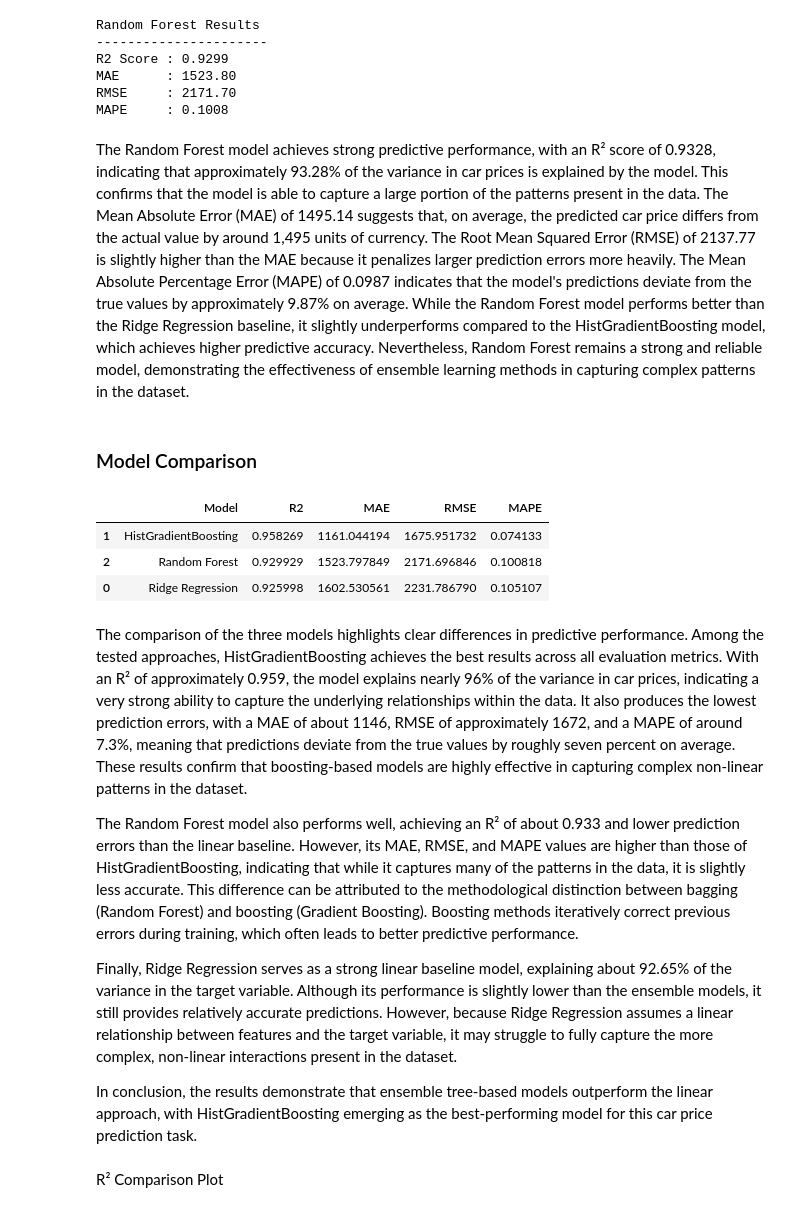
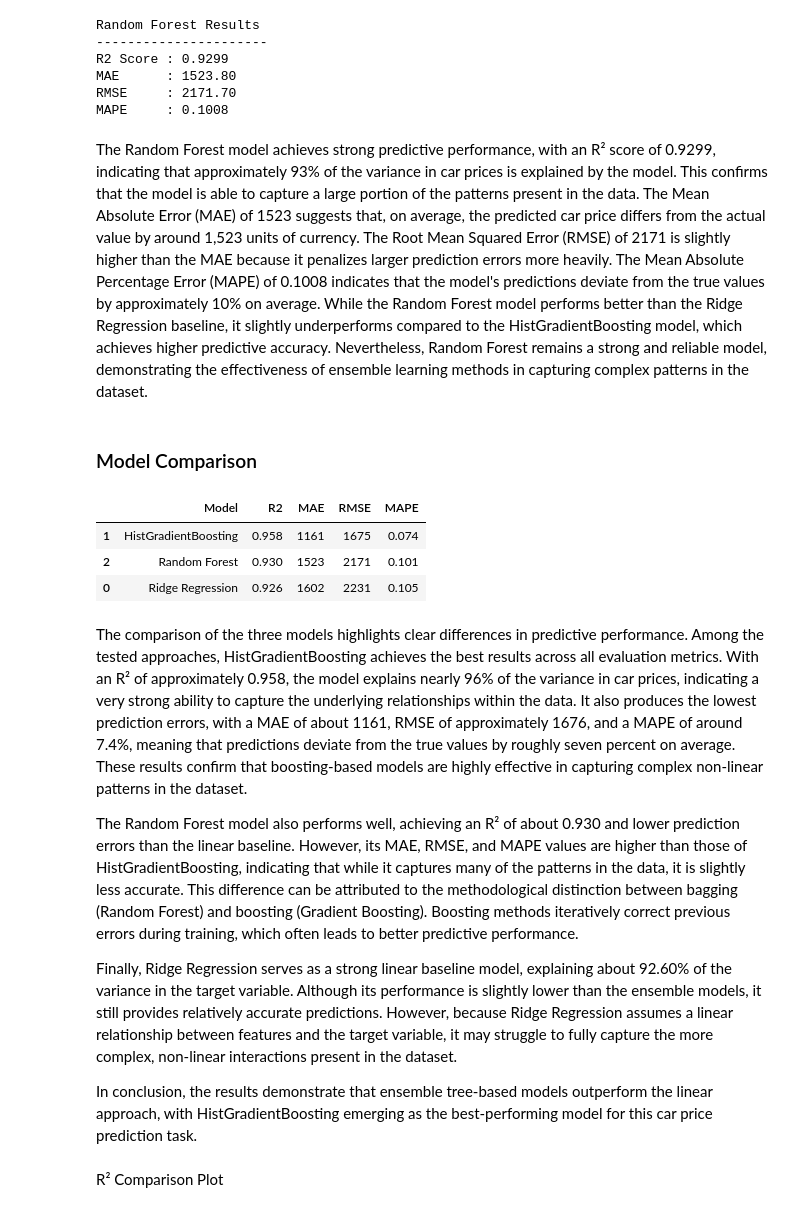
Before and after one commit to FiloDelu03/Machine-Learning-Group-AO-daje-roma-daje-, a Jupyter notebook: Machine Learning Project Group AO.ipynb, the cells around one changed output. Cells and saved outputs as stored; diff of their text form; code cells hidden in the pictures.

```diff
--- a/Machine Learning Project Group AO.ipynb
+++ b/Machine Learning Project Group AO.ipynb
@@ -1396,30 +1395,30 @@ MAE      : 1523.80
 RMSE     : 2171.70
 MAPE     : 0.1008
 # %% [markdown]
-The Random Forest model achieves strong predictive performance, with an R² score of 0.9328, indicating that approximately 93.28% of the variance in car prices is explained by the model. This confirms that the model is able to capture a large portion of the patterns present in the data. The Mean Absolute Error (MAE) of 1495.14 suggests that, on average, the predicted car price differs from the actual value by around 1,495 units of currency. The Root Mean Squared Error (RMSE) of 2137.77 is slightly higher than the MAE because it penalizes larger prediction errors more heavily. The Mean Absolute Percentage Error (MAPE) of 0.0987 indicates that the model's predictions deviate from the true values by approximately 9.87% on average. While the Random Forest model performs better than the Ridge Regression baseline, it slightly underperforms compared to the HistGradientBoosting model, which achieves higher predictive accuracy. Nevertheless, Random Forest remains a strong and reliable model, demonstrating the effectiveness of ensemble learning methods in capturing complex patterns in the dataset.
+The Random Forest model achieves strong predictive performance, with an R² score of 0.9299, indicating that approximately 93% of the variance in car prices is explained by the model. This confirms that the model is able to capture a large portion of the patterns present in the data. The Mean Absolute Error (MAE) of 1523 suggests that, on average, the predicted car price differs from the actual value by around 1,523 units of currency. The Root Mean Squared Error (RMSE) of 2171 is slightly higher than the MAE because it penalizes larger prediction errors more heavily. The Mean Absolute Percentage Error (MAPE) of 0.1008 indicates that the model's predictions deviate from the true values by approximately 10% on average. While the Random Forest model performs better than the Ridge Regression baseline, it slightly underperforms compared to the HistGradientBoosting model, which achieves higher predictive accuracy. Nevertheless, Random Forest remains a strong and reliable model, demonstrating the effectiveness of ensemble learning methods in capturing complex patterns in the dataset.
 # %% [markdown]
 ### Model Comparison
 # %%
 results = pd.DataFrame({
     'Model': ['Ridge Regression', 'HistGradientBoosting', 'Random Forest'],
     'R2': [ridge_r2, test_r2, rf_r2],
     'MAE': [ridge_mae, test_mae, rf_mae],
     'RMSE': [ridge_rmse, test_rmse, rf_rmse],
     'MAPE': [ridge_mape, test_mape, rf_mape]
 })
 
-display(results.sort_values(by='R2', ascending=False))
+display(results.sort_values(by='R2', ascending=False).round({'R2': 3, 'MAPE': 3}).astype({'MAE': int, 'RMSE': int}))
 # %% [output]
 |  | Model | R2 | MAE | RMSE | MAPE |
-| 1 | HistGradientBoosting | 0.958269 | 1161.044194 | 1675.951732 | 0.074133 |
-| 2 | Random Forest | 0.929929 | 1523.797849 | 2171.696846 | 0.100818 |
-| 0 | Ridge Regression | 0.925998 | 1602.530561 | 2231.786790 | 0.105107 |
+| 1 | HistGradientBoosting | 0.958 | 1161 | 1675 | 0.074 |
+| 2 | Random Forest | 0.930 | 1523 | 2171 | 0.101 |
+| 0 | Ridge Regression | 0.926 | 1602 | 2231 | 0.105 |
 # %% [markdown]
-The comparison of the three models highlights clear differences in predictive performance. Among the tested approaches, HistGradientBoosting achieves the best results across all evaluation metrics. With an R² of approximately 0.959, the model explains nearly 96% of the variance in car prices, indicating a very strong ability to capture the underlying relationships within the data. It also produces the lowest prediction errors, with a MAE of about 1146, RMSE of approximately 1672, and a MAPE of around 7.3%, meaning that predictions deviate from the true values by roughly seven percent on average. These results confirm that boosting-based models are highly effective in capturing complex non-linear patterns in the dataset.
+The comparison of the three models highlights clear differences in predictive performance. Among the tested approaches, HistGradientBoosting achieves the best results across all evaluation metrics. With an R² of approximately 0.958, the model explains nearly 96% of the variance in car prices, indicating a very strong ability to capture the underlying relationships within the data. It also produces the lowest prediction errors, with a MAE of about 1161, RMSE of approximately 1676, and a MAPE of around 7.4%, meaning that predictions deviate from the true values by roughly seven percent on average. These results confirm that boosting-based models are highly effective in capturing complex non-linear patterns in the dataset.
 
-The Random Forest model also performs well, achieving an R² of about 0.933 and lower prediction errors than the linear baseline. However, its MAE, RMSE, and MAPE values are higher than those of HistGradientBoosting, indicating that while it captures many of the patterns in the data, it is slightly less accurate. This difference can be attributed to the methodological distinction between bagging (Random Forest) and boosting (Gradient Boosting). Boosting methods iteratively correct previous errors during training, which often leads to better predictive performance.
+The Random Forest model also performs well, achieving an R² of about 0.930 and lower prediction errors than the linear baseline. However, its MAE, RMSE, and MAPE values are higher than those of HistGradientBoosting, indicating that while it captures many of the patterns in the data, it is slightly less accurate. This difference can be attributed to the methodological distinction between bagging (Random Forest) and boosting (Gradient Boosting). Boosting methods iteratively correct previous errors during training, which often leads to better predictive performance.
 
-Finally, Ridge Regression serves as a strong linear baseline model, explaining about 92.65% of the variance in the target variable. Although its performance is slightly lower than the ensemble models, it still provides relatively accurate predictions. However, because Ridge Regression assumes a linear relationship between features and the target variable, it may struggle to fully capture the more complex, non-linear interactions present in the dataset.
+Finally, Ridge Regression serves as a strong linear baseline model, explaining about 92.60% of the variance in the target variable. Although its performance is slightly lower than the ensemble models, it still provides relatively accurate predictions. However, because Ridge Regression assumes a linear relationship between features and the target variable, it may struggle to fully capture the more complex, non-linear interactions present in the dataset.
 
 In conclusion, the results demonstrate that ensemble tree-based models outperform the linear approach, with HistGradientBoosting emerging as the best-performing model for this car price prediction task.
 # %% [markdown]
```
Also changed, not shown: parts of 26 cells of this notebook.
